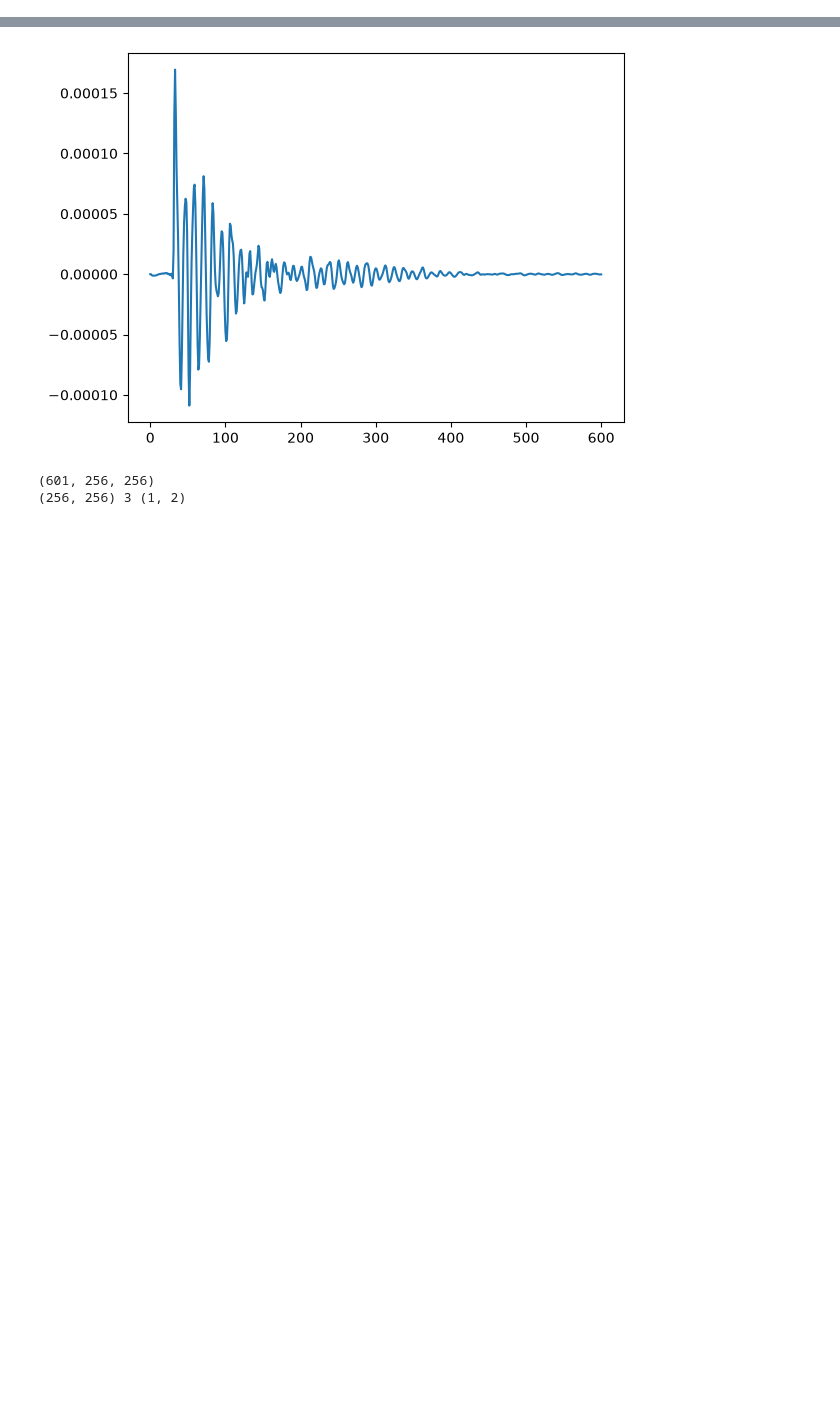
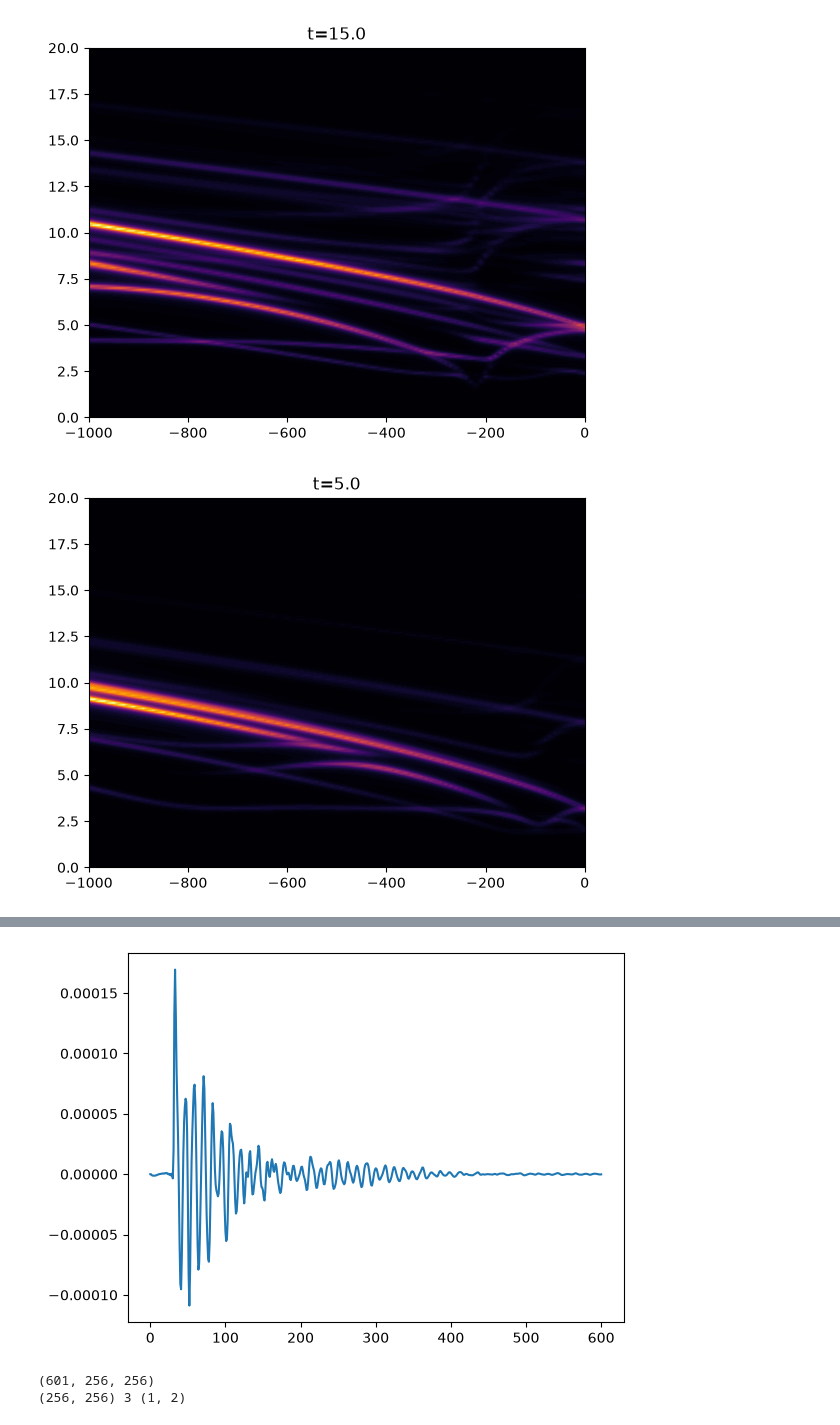
Before and after one commit to Weaser15/maglab, a Jupyter notebook: notebooks/ringdown.ipynb, the cells around one changed output, grey strips where cells are left out. Saved outputs shown, nothing was run; the diff lists cells and outputs as text; code cells hidden in the pictures; blank space fills up the shorter version.

```diff
--- a/notebooks/ringdown.ipynb
+++ b/notebooks/ringdown.ipynb
@@ -15,3 +15,27 @@ import maglab.analysis.spectral as rd
 import maglab.loaders.mx3_ringdown as l_rd
 import maglab.loaders.utils as l_ut
 import maglab.processing.state as p_state
+# %%
+dirpath = Path(r"C:\Users\qqhx82\OneDrive - Durham University\PhD Files\Simulations\2026-09 ASI Simulations")
+filepath = dirpath / "excitation.csv"
+df = pd.read_csv(filepath, index_col=0)
+df = df.drop(columns="index", errors="ignore")
+df["frequency"] = np.round(df["frequency"] / 1e9, 6)
+df["field"] = df["field"] * 1e4
+# %%
+# df
+for ut in df["t"].unique():
+    df_sel = df.loc[df["t"] == ut].drop(columns="t").sort_values(["field", "frequency"])
+    # print(df_sel["frequency"].unique())
+    df_pivot = df_sel.pivot_table(values="power", index="frequency", columns="field")
+
+    fig, ax = plt.subplots()
+    ax.contourf(df_pivot.columns, df_pivot.index, df_pivot, levels=100, cmap="inferno")
+    ax.set_ylim(0, 20)
+    ax.set_title(f"t={ut*1e9:.1f}")
+    plt.show()
+# df_sel.to_csv("test.csv")
+# df
+# %% [output]
+[figure, added]
+[figure, added]
```
Also changed, not shown: parts of 1 cell of this notebook, 1 other file.
